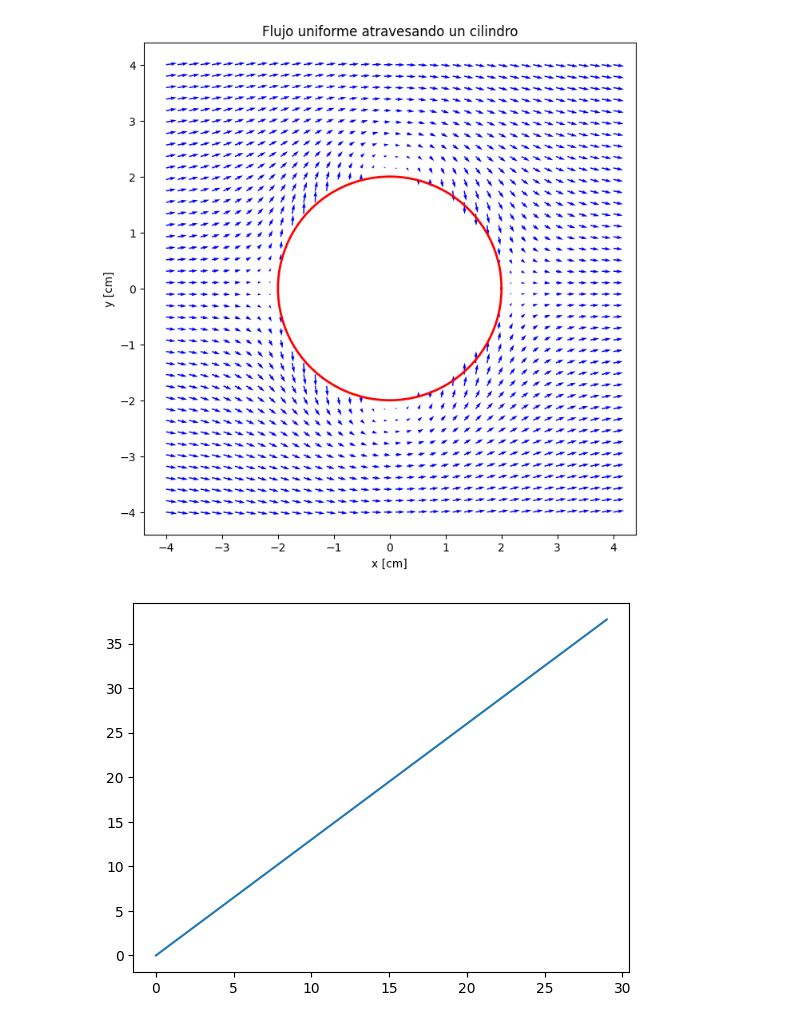
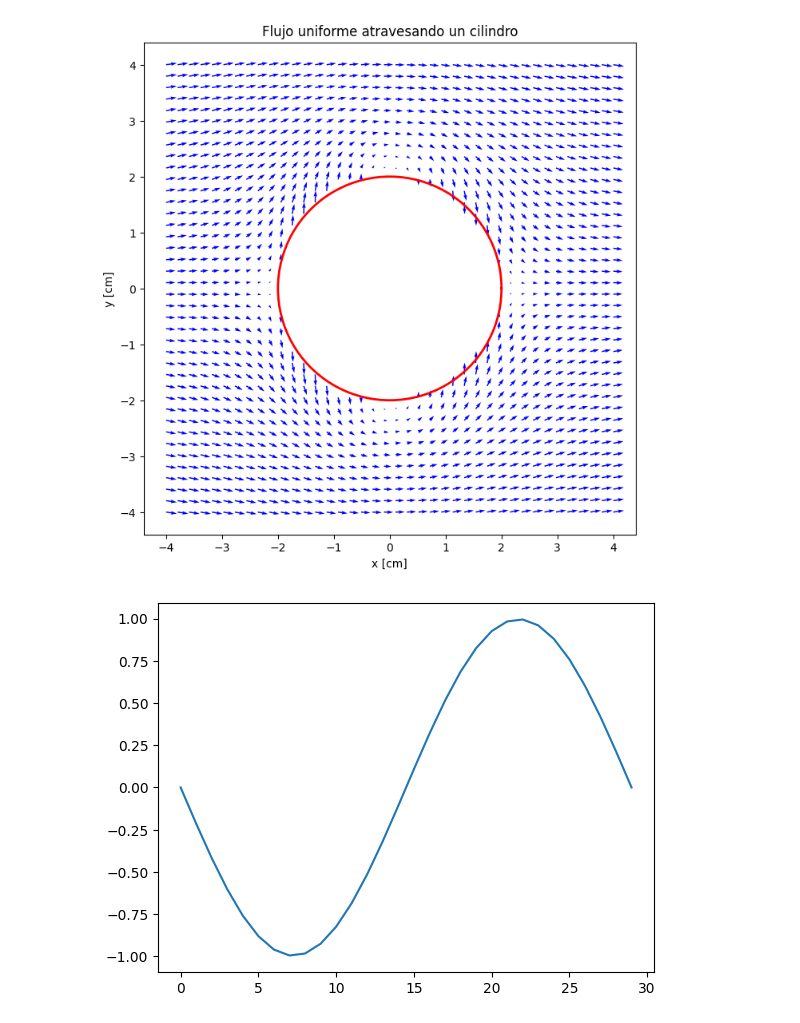
Before and after one commit to payares0510/metodos-computacionales-1, a Jupyter notebook: Tarea_derivadas.ipynb, the cells around one changed output. Drawn from its saved outputs; the diff is of its cells as text; code cells hidden in the pictures.

```diff
--- a/Tarea_derivadas.ipynb
+++ b/Tarea_derivadas.ipynb
@@ -138,20 +138,20 @@ plt.show()
 # %%
 import numpy as np
 import matplotlib.pyplot as plt
 
 def segunda_derivada(f, x, h):
     d = (f(x+h)-2*f(x)+f(x-h))/(h**2)
     return d
 
 def funcion(x):
-  return x**3
+  return np.sin(x)
 
 N = 30
 x = np.linspace(0,2*np.pi,N)
 h = x[1] - x[0]
 plt.plot(segunda_derivada(funcion, x, h))
 plt.show()
 # %% [output]
-[figure, old version]
+[figure, new version]
 # %%
 def cuarta_derivada(f, x, h):
```
Also changed, not shown: parts of 1 cell of this notebook.
